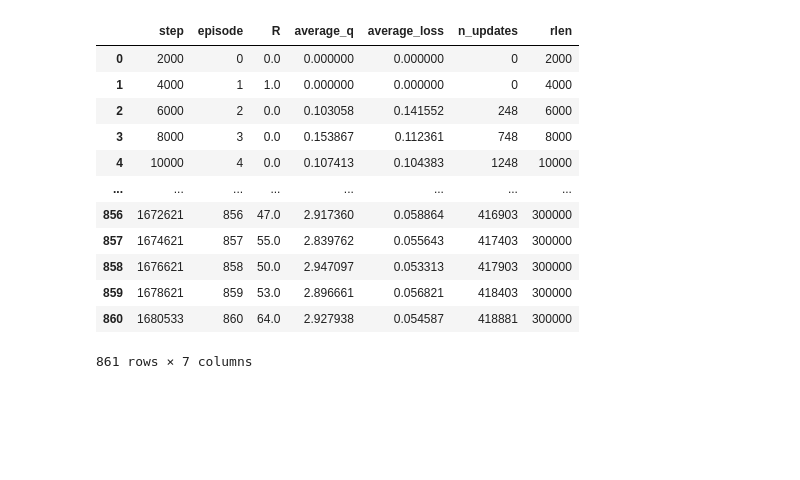
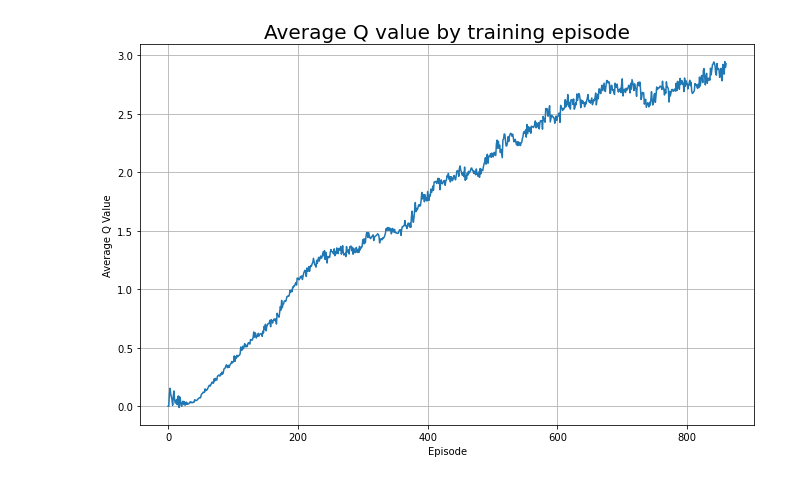
Before and after one commit to NiftyNico/DiamondsInTheRough, a Jupyter notebook: log_parser/log_parser.ipynb, the cells around one changed output. Cells and saved outputs as stored; diff of their text form; code cells hidden in the pictures; blank space fills up the shorter version.

```diff
--- a/log_parser/log_parser.ipynb
+++ b/log_parser/log_parser.ipynb
@@ -58,25 +53,14 @@ with open(f"{filepath}log.txt", 'r') as f:
             #print(steps, episode, reward)
 
 df = pd.DataFrame(rewards).apply(pd.to_numeric)
-#df2 = pd.DataFrame(statistics).set_index('cumulative_steps')
-
-#df.join(pd.DataFrame(statistics).set_index('cumulative_steps'), on='step')
-#df.join(df2, on='step')
-
-df = df.join(pd.DataFrame(statistics).set_index('cumulative_steps'), on='step')
+df_train = df.join(pd.DataFrame(statistics).set_index('cumulative_steps'), on='step')
-# %%
-df
-# %% [output]
-|  | step | episode | R | average_q | average_loss | n_updates | rlen |
-| 0 | 2000 | 0 | 0.0 | 0.000000 | 0.000000 | 0 | 2000 |
-| 1 | 4000 | 1 | 1.0 | 0.000000 | 0.000000 | 0 | 4000 |
-| 2 | 6000 | 2 | 0.0 | 0.103058 | 0.141552 | 248 | 6000 |
-| 3 | 8000 | 3 | 0.0 | 0.153867 | 0.112361 | 748 | 8000 |
-| 4 | 10000 | 4 | 0.0 | 0.107413 | 0.104383 | 1248 | 10000 |
-| ... | ... | ... | ... | ... | ... | ... | ... |
-| 856 | 1672621 | 856 | 47.0 | 2.917360 | 0.058864 | 416903 | 300000 |
-| 857 | 1674621 | 857 | 55.0 | 2.839762 | 0.055643 | 417403 | 300000 |
-| 858 | 1676621 | 858 | 50.0 | 2.947097 | 0.053313 | 417903 | 300000 |
-| 859 | 1678621 | 859 | 53.0 | 2.896661 | 0.056821 | 418403 | 300000 |
-| 860 | 1680533 | 860 | 64.0 | 2.927938 | 0.054587 | 418881 | 300000 |
-861 rows × 7 columns
+# %%
+fig, ax = plt.subplots(figsize=(11,7))
+
+ax.plot(df_train.episode, df_train.average_q, label = 'Average q value')
+ax.set_title("Average Q value by training episode", fontsize=20)
+ax.set_xlabel('Episode')
+ax.set_ylabel('Average Q Value')
+ax.grid()
+# %% [output]
+[figure, added]
```
Also changed, not shown: parts of 9 cells of this notebook.
